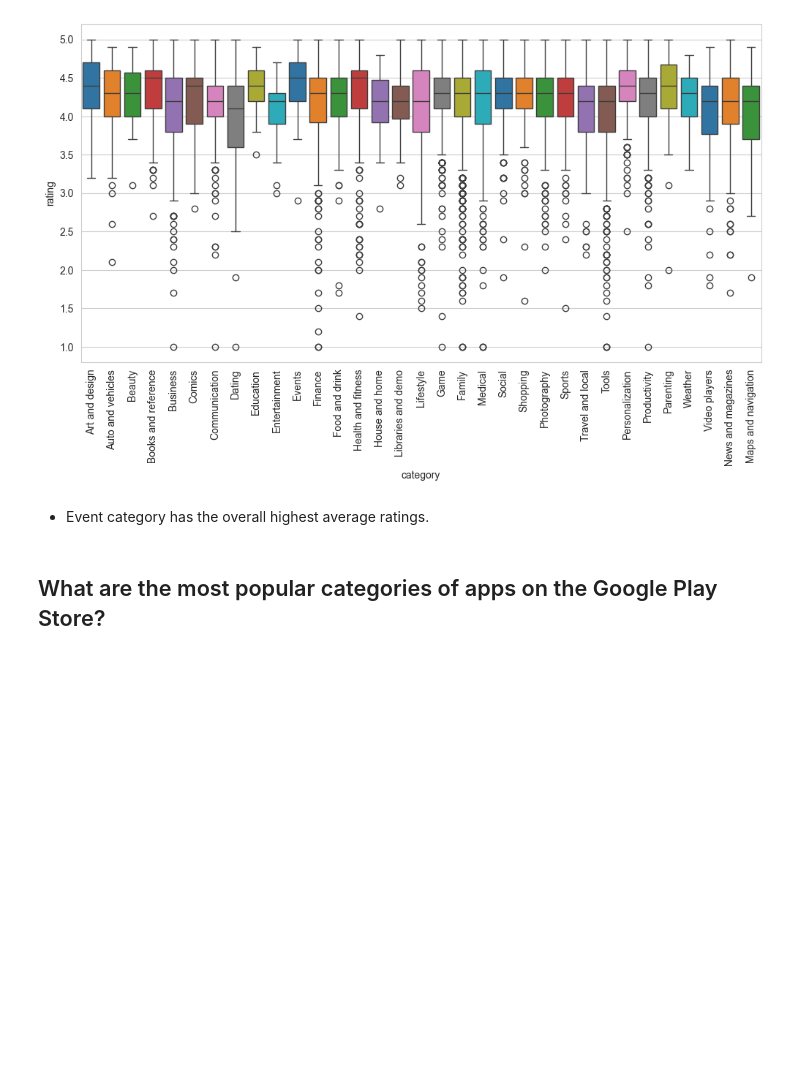
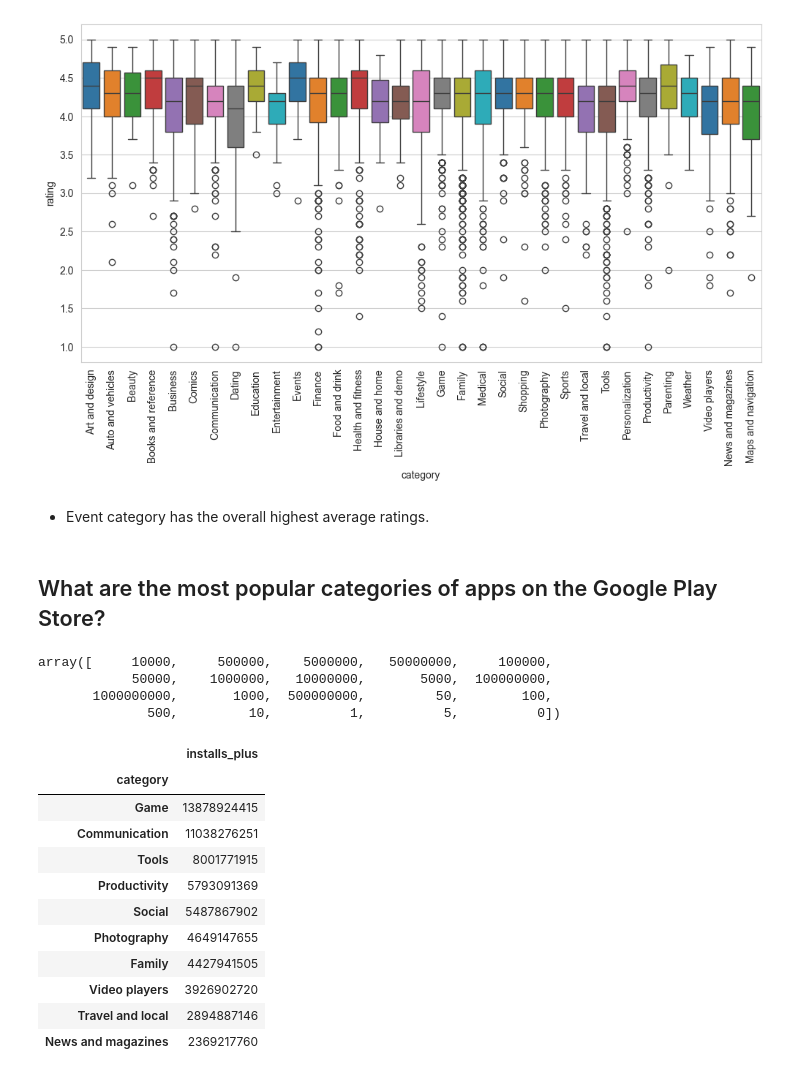
Before and after one commit to ali-bin-kashif/google-play-store-eda, a Jupyter notebook: google-play-store-eda.ipynb, the cells around one changed output. Saved outputs shown, nothing was run; the diff lists cells and outputs as text; code cells hidden in the pictures; blank space fills up the shorter version.

```diff
--- a/google-play-store-eda.ipynb
+++ b/google-play-store-eda.ipynb
@@ -567,3 +587,26 @@ plt.show()
 - Event category has the overall highest average ratings.
 # %% [markdown]
 ## What are the most popular categories of apps on the Google Play Store?
+# %%
+google_play_data['installs_plus'].unique()
+# %% [output]
+array([     10000,     500000,    5000000,   50000000,     100000,
+            50000,    1000000,   10000000,       5000,  100000000,
+       1000000000,       1000,  500000000,         50,        100,
+              500,         10,          1,          5,          0])
+# %%
+popular_categories = google_play_data.groupby('category')['installs_plus'].sum().sort_values(ascending=False).nlargest(10).to_frame()
+popular_categories
+# %% [output]
+|  | installs_plus |
+| category |  |
+| Game | 13878924415 |
+| Communication | 11038276251 |
+| Tools | 8001771915 |
+| Productivity | 5793091369 |
+| Social | 5487867902 |
+| Photography | 4649147655 |
+| Family | 4427941505 |
+| Video players | 3926902720 |
+| Travel and local | 2894887146 |
+| News and magazines | 2369217760 |
```
Also changed, not shown: parts of 14 cells of this notebook.
